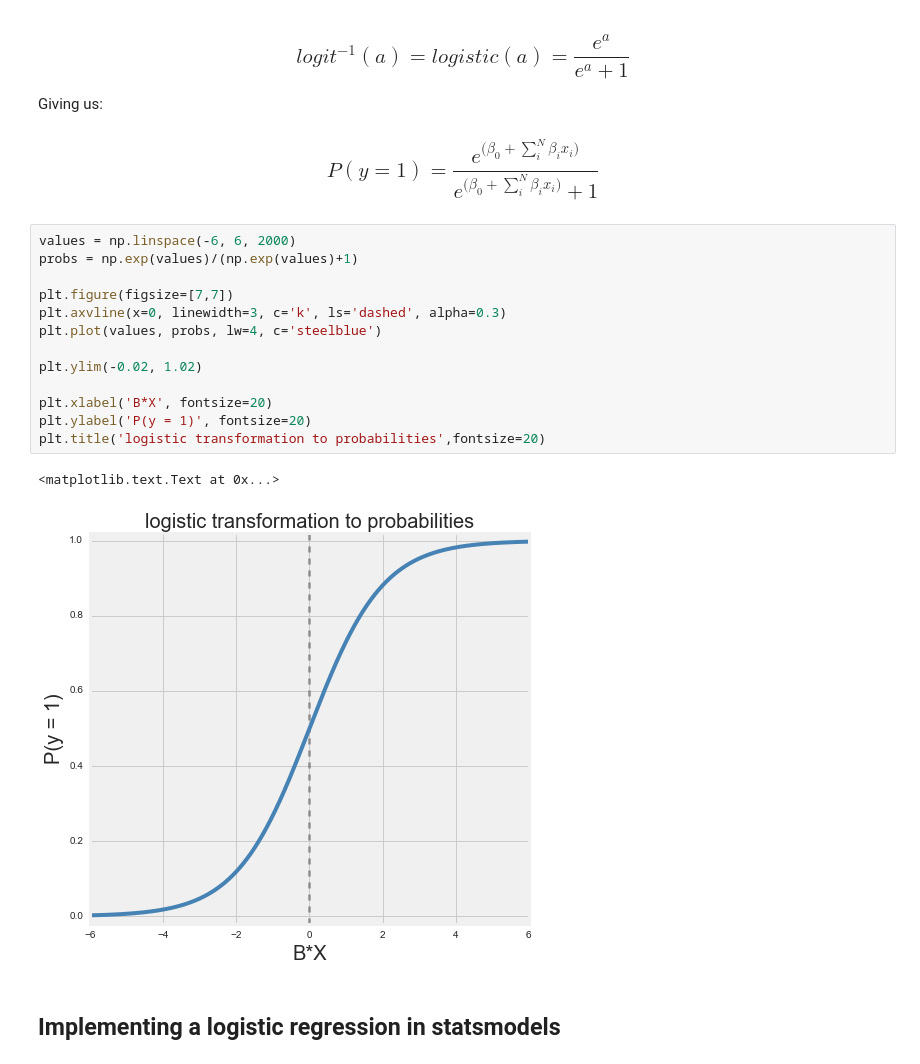
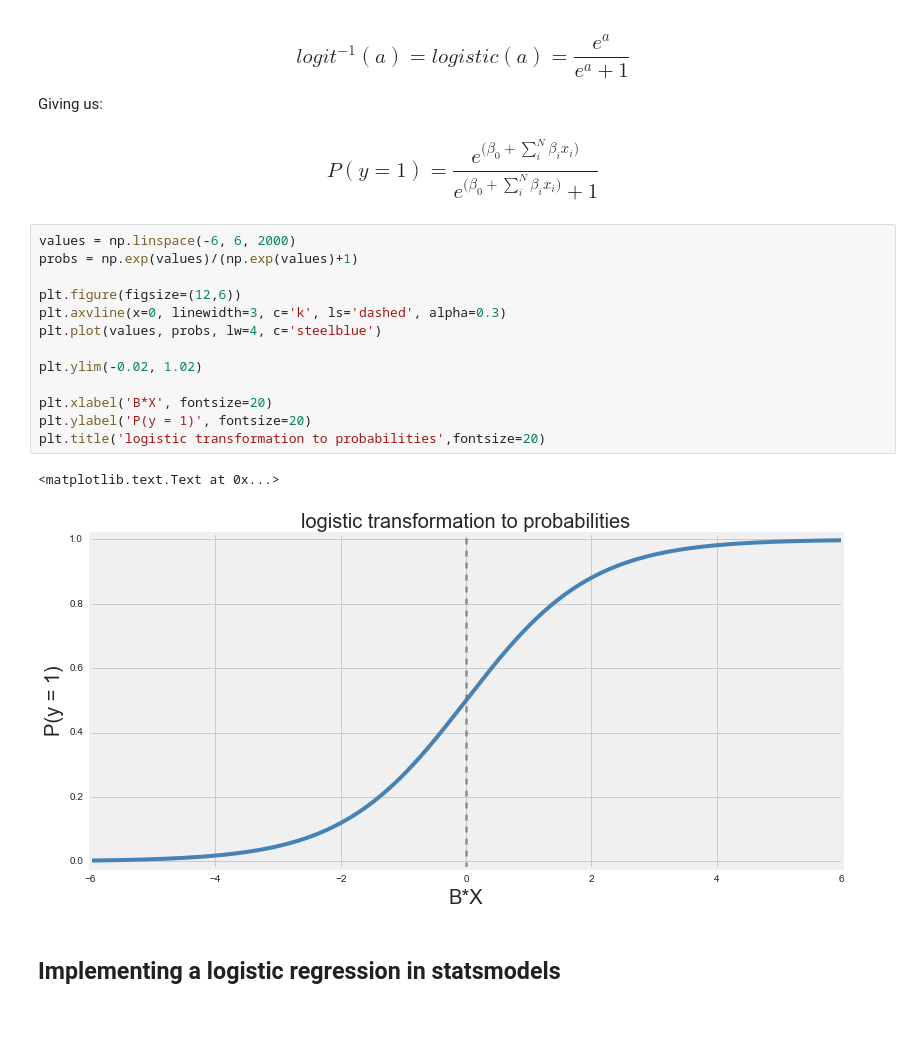
Before and after one commit to spockl/ga-dsi-1, a Jupyter notebook: curriculum/week-04/1.2-logistic-regression/w4d1-logistic-regression.ipynb, the cells around one changed output. Cells and saved outputs as stored; diff of their text form; blank space fills up the shorter version.

```diff
--- a/curriculum/week-04/1.2-logistic-regression/w4d1-logistic-regression.ipynb
+++ b/curriculum/week-04/1.2-logistic-regression/w4d1-logistic-regression.ipynb
@@ -260,19 +263,19 @@ Giving us:
 # %%
 values = np.linspace(-6, 6, 2000)
 probs = np.exp(values)/(np.exp(values)+1)
 
-plt.figure(figsize=[7,7])
+plt.figure(figsize=(12,6))
 plt.axvline(x=0, linewidth=3, c='k', ls='dashed', alpha=0.3)
 plt.plot(values, probs, lw=4, c='steelblue')
 
 plt.ylim(-0.02, 1.02)
 
 plt.xlabel('B*X', fontsize=20)
 plt.ylabel('P(y = 1)', fontsize=20)
 plt.title('logistic transformation to probabilities',fontsize=20)
 # %% [output]
 <matplotlib.text.Text at 0x...>
-[figure, old version]
+[figure, new version]
 # %% [markdown]
 ## Implementing a logistic regression in statsmodels
 # %% [markdown]
```
Also changed, not shown: parts of 11 cells of this notebook.
